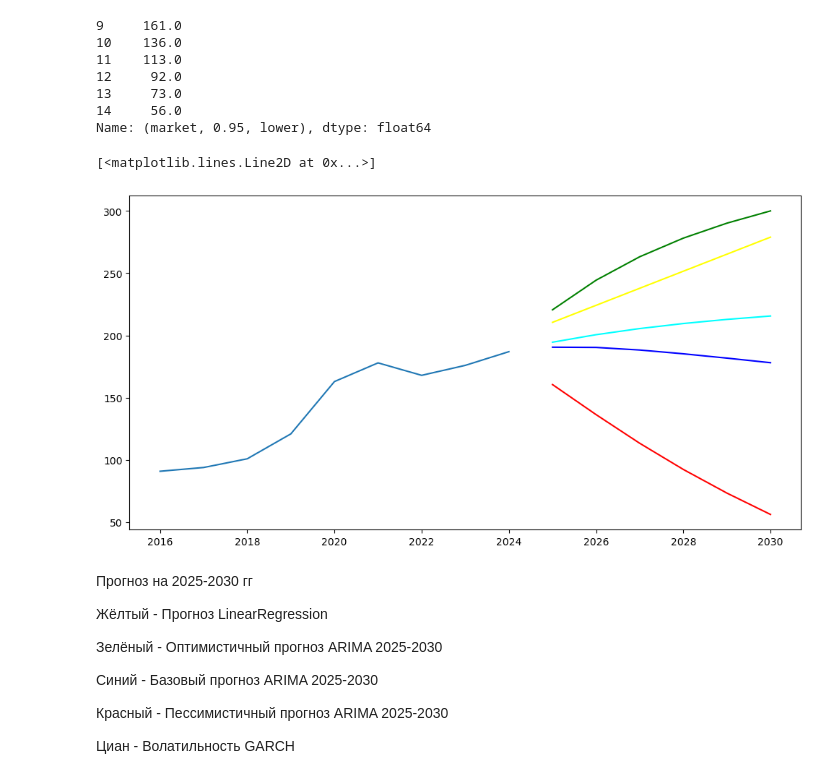
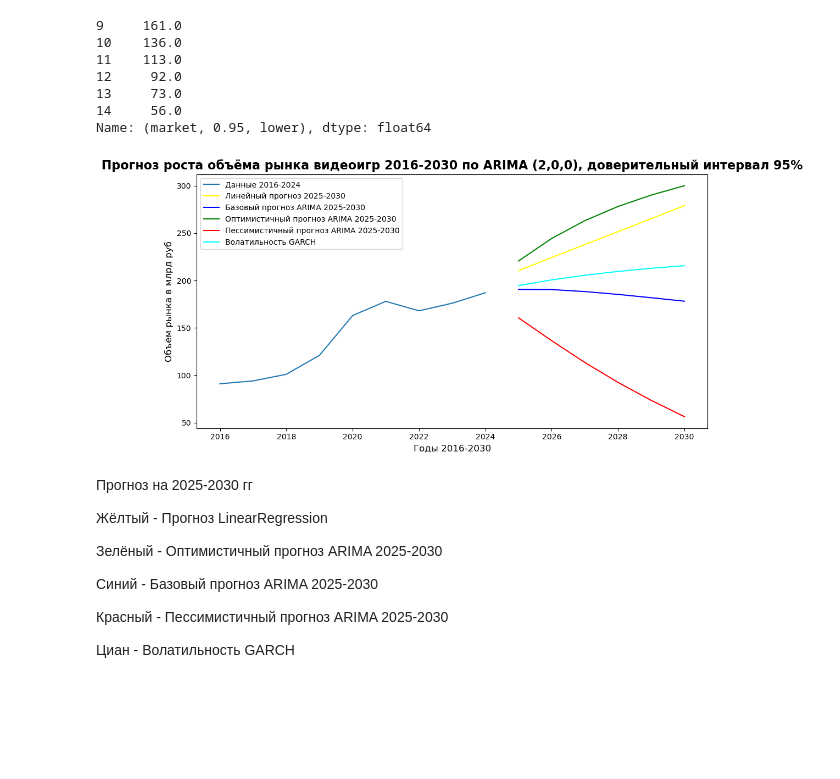
Before and after one commit to timoteolake/FinancialEconometrics, a Jupyter notebook: russian_gaming.ipynb, the cells around one changed output. Cells and saved outputs as stored; diff of their text form; code cells hidden in the pictures; blank space fills up the shorter version.

```diff
--- a/russian_gaming.ipynb
+++ b/russian_gaming.ipynb
@@ -246,14 +261,18 @@ Name: (market, 0.95, lower), dtype: float64
 # %%
 plt.figure(figsize=(12, 6))
 plt.plot(df['year'], df['market'], label='Данные 2016-2024')
 plt.plot(future_years['year'], future_years['forecast_year'], label='Линейный прогноз 2025-2030', color='yellow')
 plt.plot(y_pred_arima.index+2016, baseline, label='Базовый прогноз ARIMA 2025-2030', color='blue')
 plt.plot(y_pred_arima.index+2016, optimistic, label='Оптимистичный прогноз ARIMA 2025-2030', color='green')
 plt.plot(y_pred_arima.index+2016, pessimistic, label='Пессимистичный прогноз ARIMA 2025-2030', color='red')
 plt.plot(y_pred_garch.index+2016, y_pred_garch, label='Волатильность GARCH', color='cyan')
+plt.xlabel('Годы 2016-2030', fontsize=12)
+plt.ylabel('Объём рынка в млрд руб', fontsize=12)
+plt.title('Прогноз роста объёма рынка видеоигр 2016-2030 по ARIMA (2,0,0), доверительный интервал 95%', fontsize=16, fontweight='bold')
+plt.legend()
+plt.show()
 # %% [output]
-[<matplotlib.lines.Line2D at 0x...>]
-[figure, old version]
+[figure, new version]
 # %% [markdown]
 Прогноз на 2025-2030 гг
 
```
Also changed, not shown: parts of 4 cells of this notebook.
